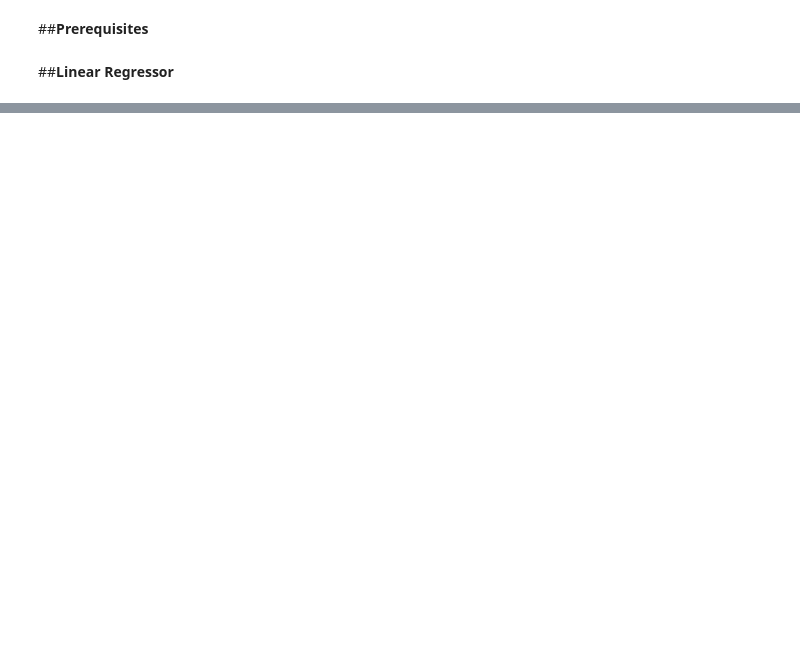
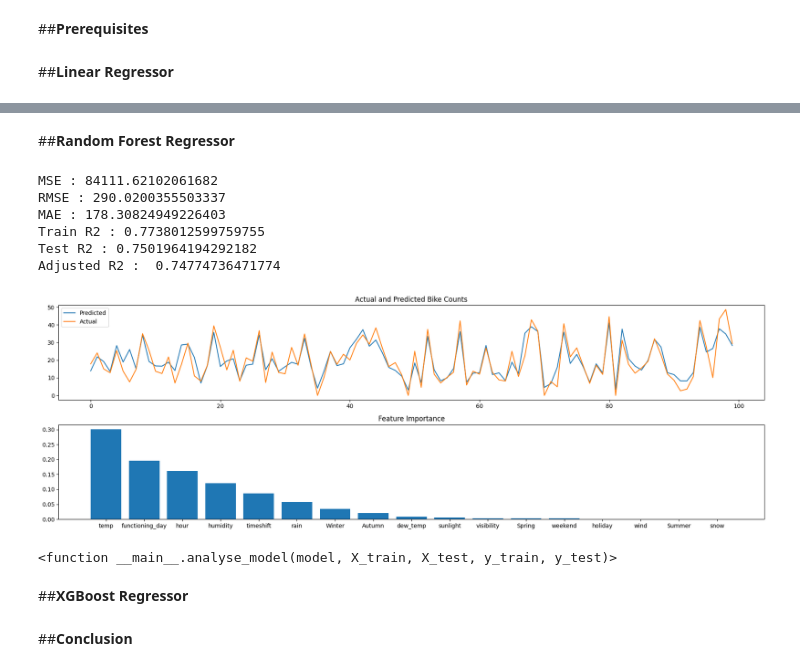
Before and after one commit to Mohit03singh/Bike-Sharing-Demand-Prediction-Regression-Project, a Jupyter notebook: capstone_project_machine_learning.ipynb, the cells around one changed output, grey strips where cells are left out. Saved outputs shown, nothing was run; the diff lists cells and outputs as text; code cells hidden in the pictures; blank space fills up the shorter version.

```diff
--- a/capstone_project_machine_learning.ipynb
+++ b/capstone_project_machine_learning.ipynb
@@ -470,0 +510,29 @@ analyse_model(lr, X_train, X_test, y_train, y_test)
+# %% [markdown]
+##**Random Forest Regressor**
+# %%
+# Regressor
+regressor = RandomForestRegressor(random_state=2)
+
+# HYperparameter Grid
+grid = {'n_estimators' : n_estimators,
+        'max_depth' : max_depth,
+        'min_samples_split' : min_samples_split,
+        'min_samples_leaf' : min_samples_leaf}
+
+# GridSearch to find the best parameters
+rf = GridSearchCV(regressor, param_grid = grid, scoring = 'neg_mean_squared_error', cv=5)
+rf.fit(X_train, y_train)
+
+# Analysing the model with best set of parametes
+analyse_model(rf.best_estimator_, X_train, X_test, y_train, y_test)
+# %% [output]
+MSE : 84111.62102061682
+RMSE : 290.0200355503337
+MAE : 178.30824949226403
+Train R2 : 0.7738012599759755
+Test R2 : 0.7501964194292182
+Adjusted R2 :  0.74774736471774
+[figure, added]
+<function __main__.analyse_model(model, X_train, X_test, y_train, y_test)>
+# %% [markdown]
+##**XGBoost Regressor**
@@ -470,0 +556,2 @@ analyse_model(lr, X_train, X_test, y_train, y_test)
+# %% [markdown]
+##**Conclusion**
```
Also changed, not shown: parts of 12 cells of this notebook.
